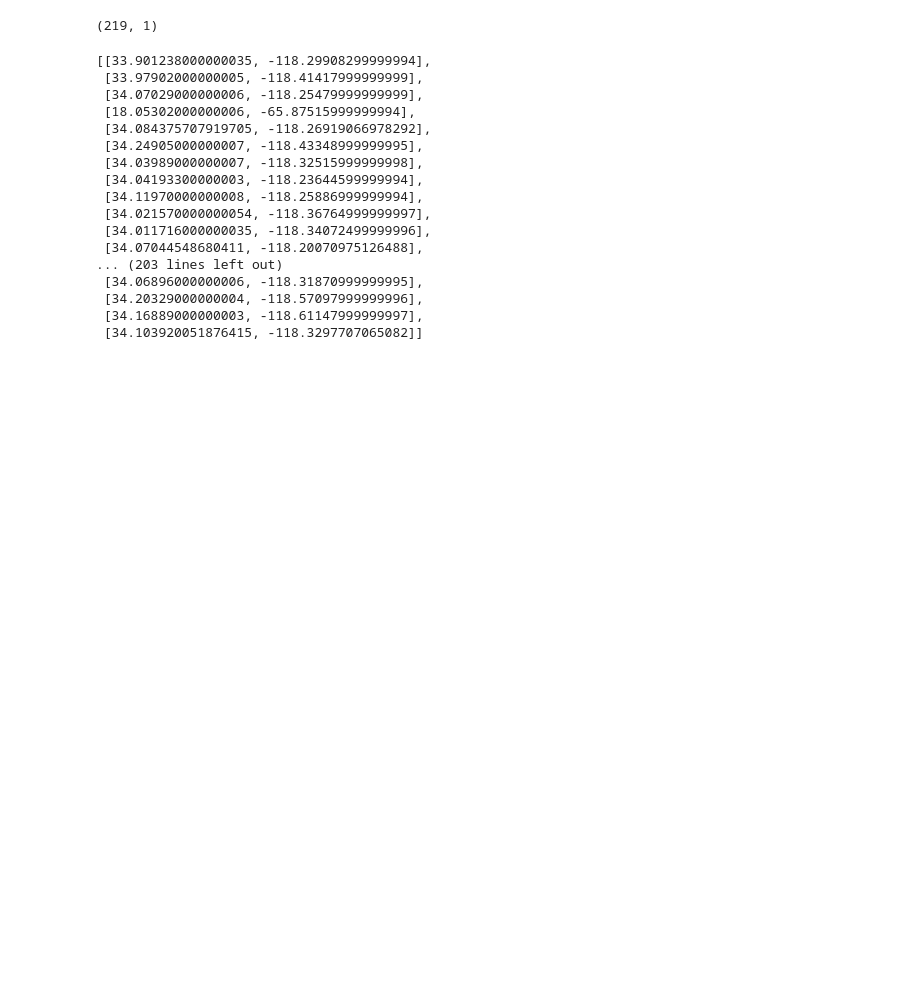
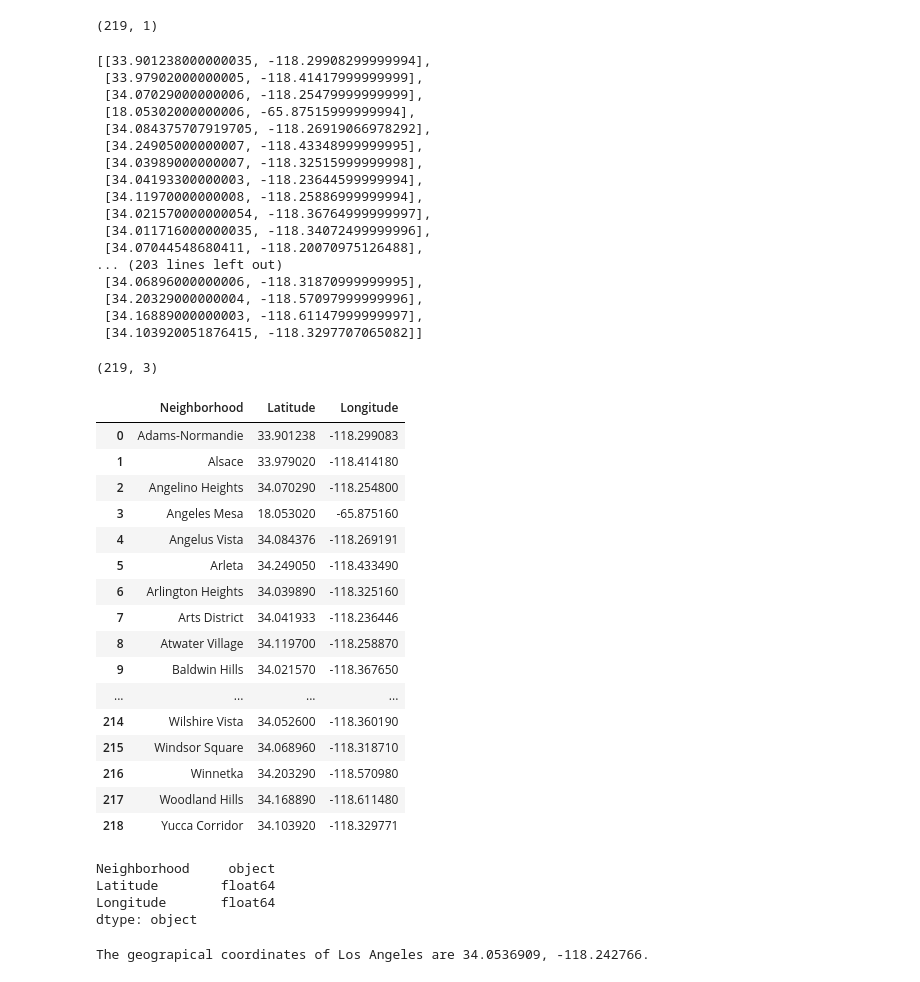
Before and after one commit to KinareAditya/Neighborhood-Analysis-for-new-restaurant, a Jupyter notebook: neighborhoodpredictions.ipynb, the cells around one changed output. Saved outputs shown, nothing was run; the diff lists cells and outputs as text; code cells hidden in the pictures; blank space fills up the shorter version.

Commit message:
Data preprocessing

```diff
--- a/neighborhoodpredictions.ipynb
+++ b/neighborhoodpredictions.ipynb
@@ -115,3 +115,36 @@ coordinates
  [34.20329000000004, -118.57097999999996],
  [34.16889000000003, -118.61147999999997],
  [34.103920051876415, -118.3297707065082]]
+# %%
+df_coords = pd.DataFrame(coordinates, columns=['Latitude', 'Longitude'])
+# Merge the coordinates into the original dataframe
+la_df['Latitude'] = df_coords['Latitude']
+la_df['Longitude'] = df_coords['Longitude']
+print(la_df.shape)
+la_df
+# %% [output]
+(219, 3)
+|  | Neighborhood | Latitude | Longitude |
+| 0 | Adams-Normandie | 33.901238 | -118.299083 |
+| 1 | Alsace | 33.979020 | -118.414180 |
+| 2 | Angelino Heights | 34.070290 | -118.254800 |
+| 3 | Angeles Mesa | 18.053020 | -65.875160 |
+| 4 | Angelus Vista | 34.084376 | -118.269191 |
+| 5 | Arleta | 34.249050 | -118.433490 |
+| 6 | Arlington Heights | 34.039890 | -118.325160 |
+| 7 | Arts District | 34.041933 | -118.236446 |
+| 8 | Atwater Village | 34.119700 | -118.258870 |
+| 9 | Baldwin Hills | 34.021570 | -118.367650 |
+| ... | ... | ... | ... |
+| 214 | Wilshire Vista | 34.052600 | -118.360190 |
+| 215 | Windsor Square | 34.068960 | -118.318710 |
+| 216 | Winnetka | 34.203290 | -118.570980 |
+| 217 | Woodland Hills | 34.168890 | -118.611480 |
+| 218 | Yucca Corridor | 34.103920 | -118.329771 |
+# %%
+la_df.dtypes
+# %% [output]
+Neighborhood     object
+Latitude        float64
+Longitude       float64
+dtype: object
@@ -117,0 +153,11 @@ coordinates
+# %%
+address = 'Los Angeles'
+
+geolocator = Nominatim(user_agent = "ExploreLA")
+LA_location = geolocator.geocode(address)
+LA_latitude = LA_location.latitude
+LA_longitude = LA_location.longitude
+
+print('The geograpical coordinates of Los Angeles are {}, {}.'.format(LA_latitude, LA_longitude))
+# %% [output]
+The geograpical coordinates of Los Angeles are 34.0536909, -118.242766.
```
Also changed, not shown: parts of 2 cells of this notebook, 1 other file.
